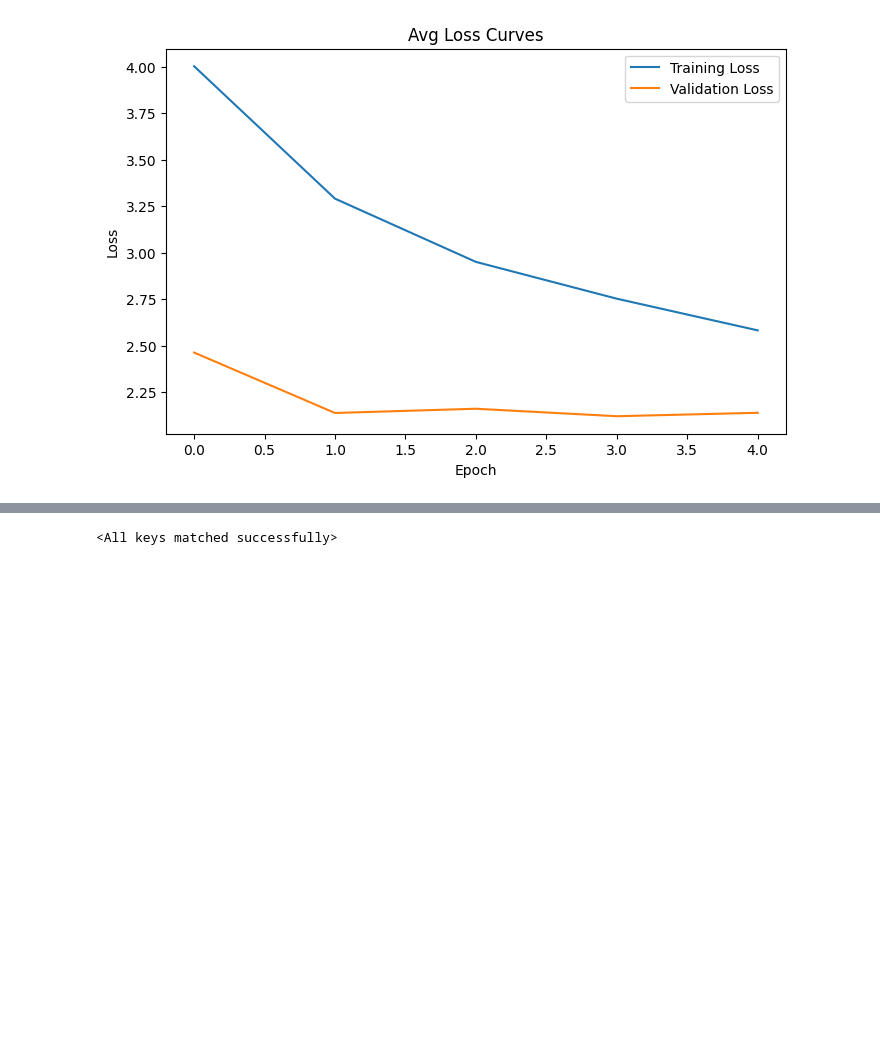
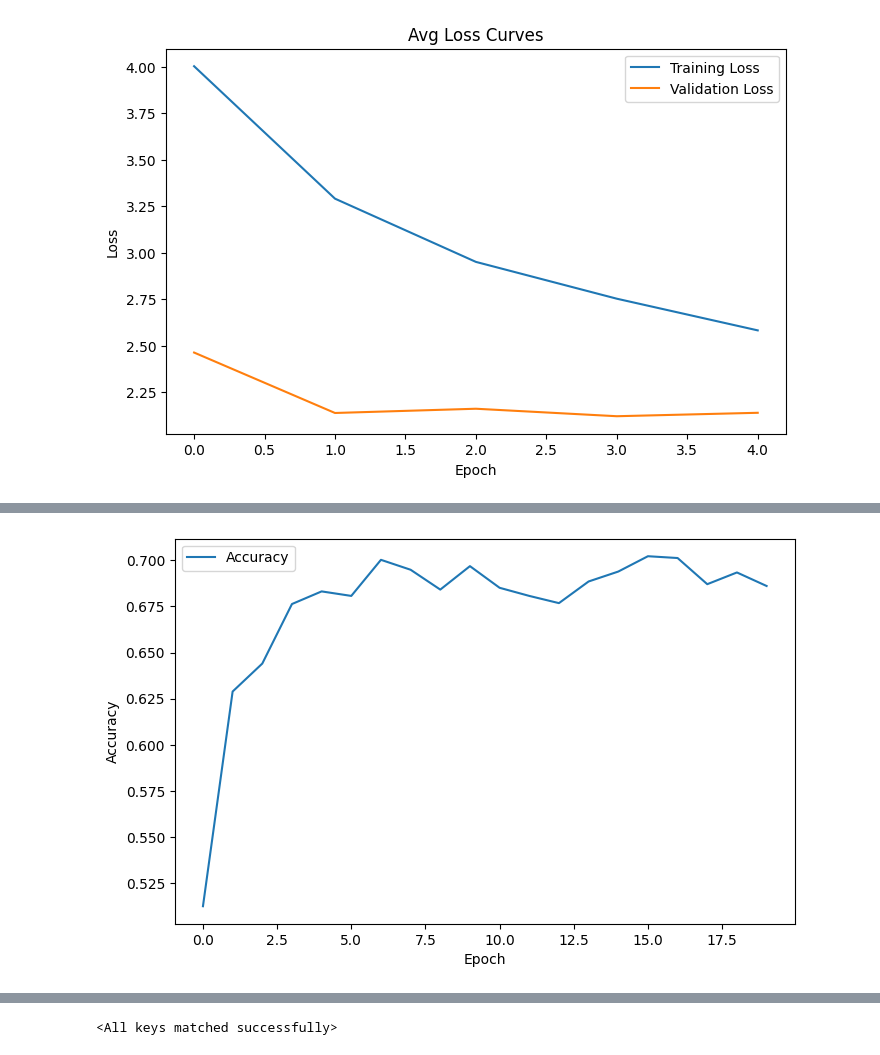
Before and after one commit to v1w35h/cs325_final, a Jupyter notebook: model_nn.ipynb, the cells around one changed output, grey strips where cells are left out. Saved outputs shown, nothing was run; the diff lists cells and outputs as text; code cells hidden in the pictures; blank space fills up the shorter version.

Commit message:
kinda good model?

```diff
--- a/model_nn.ipynb
+++ b/model_nn.ipynb
@@ -262,11 +262,13 @@ def train(model, train_loader, val_loader, criterion, optimizer, num_epochs, unf
             unfreeze_layer(model, schedule[epoch])
             print(f"Unfroze {schedule[epoch]}")
 
+            set_layers_bn_train(model, schedule[epoch])
+
             old_params = [p for group in optimizer.param_groups for p in group['params']]
             new_params = [p for p in model.parameters() if p.requires_grad and not any(p is x for x in old_params)]
 
             if new_params:
-                optimizer.add_param_group({'params': new_params})
+                optimizer.add_param_group({'params': new_params, 'lr': 0.00011346083215870158}) ### UPDATE THIS BADDD BAD BADD NOOOOO
 
             print(f"Optimizer now has {len([p for g in optimizer.param_groups for p in g['params']])} params")
 
@@ -497,0 +638,9 @@ KeyboardInterrupt:
+# %%
+criterion = nn.CrossEntropyLoss() # we'll be using CrossEntropy loss
+# This is our optimizer, ADAM is similar to an improved verison of stochastic
+# gradient descent designed specifically for deep learning
+optimizer = optim.Adam(cnn.fc.parameters(), lr=0.0011346083215870158, weight_decay=0.0013509371545665115)
+# %%
+unfreezing_schedule = {
+    10:["layer4"],
+}
@@ -497,0 +664,2 @@ KeyboardInterrupt:
+# %%
+val_acc, train_loss, val_loss = train(cnn, train_loader, val_loader, criterion, optimizer, num_epochs=20, unfreeze=True, schedule=unfreezing_schedule)
@@ -497,0 +680,9 @@ KeyboardInterrupt:
+# %%
+fig = plt.figure(figsize=(8,5))
+plt.plot(val_acc, label='Accuracy')
+plt.xlabel('Epoch')
+plt.ylabel('Accuracy')
+plt.legend()
+plt.show()
+# %% [output]
+[figure, added]
```
Also changed, not shown: parts of 17 cells of this notebook, 10 other files.
